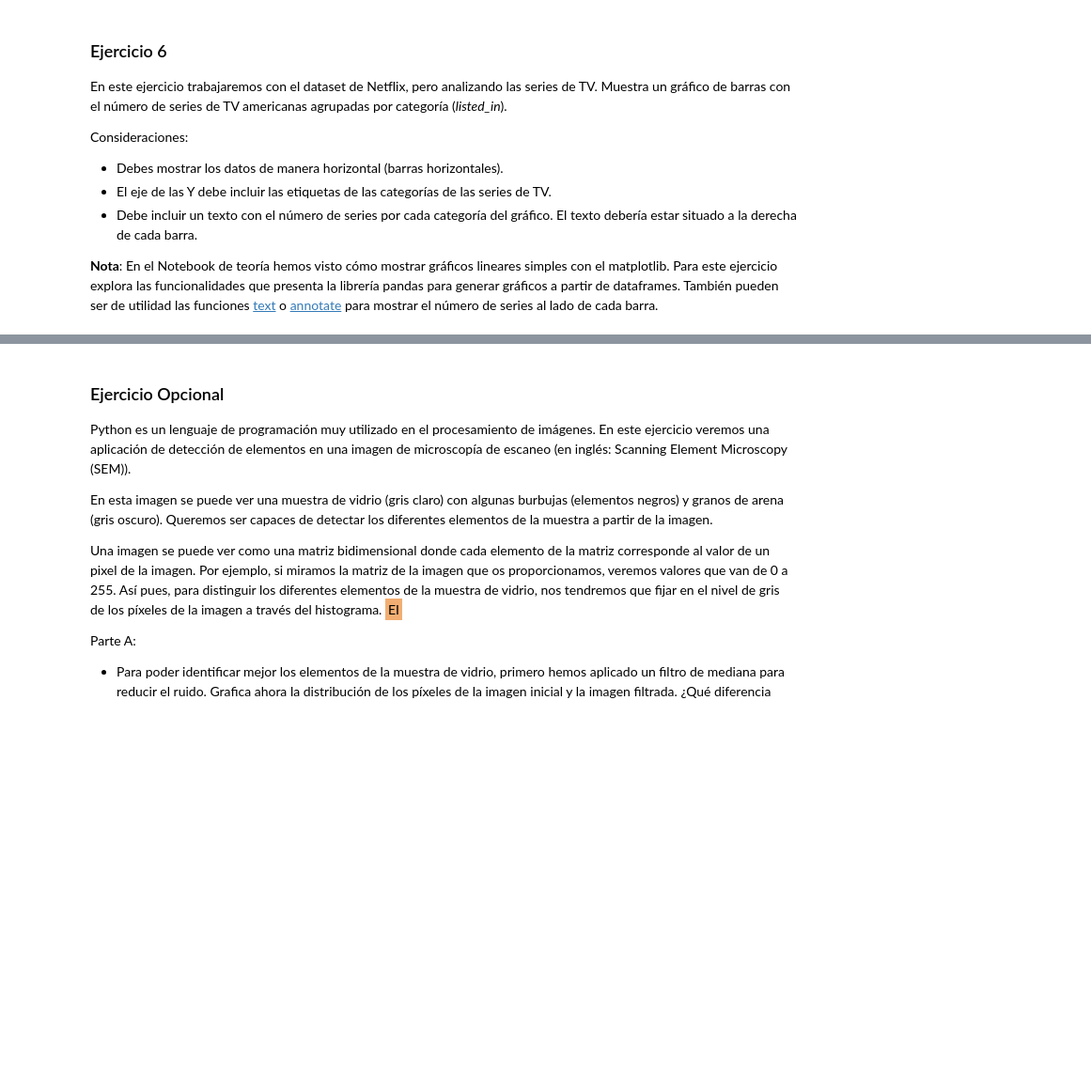
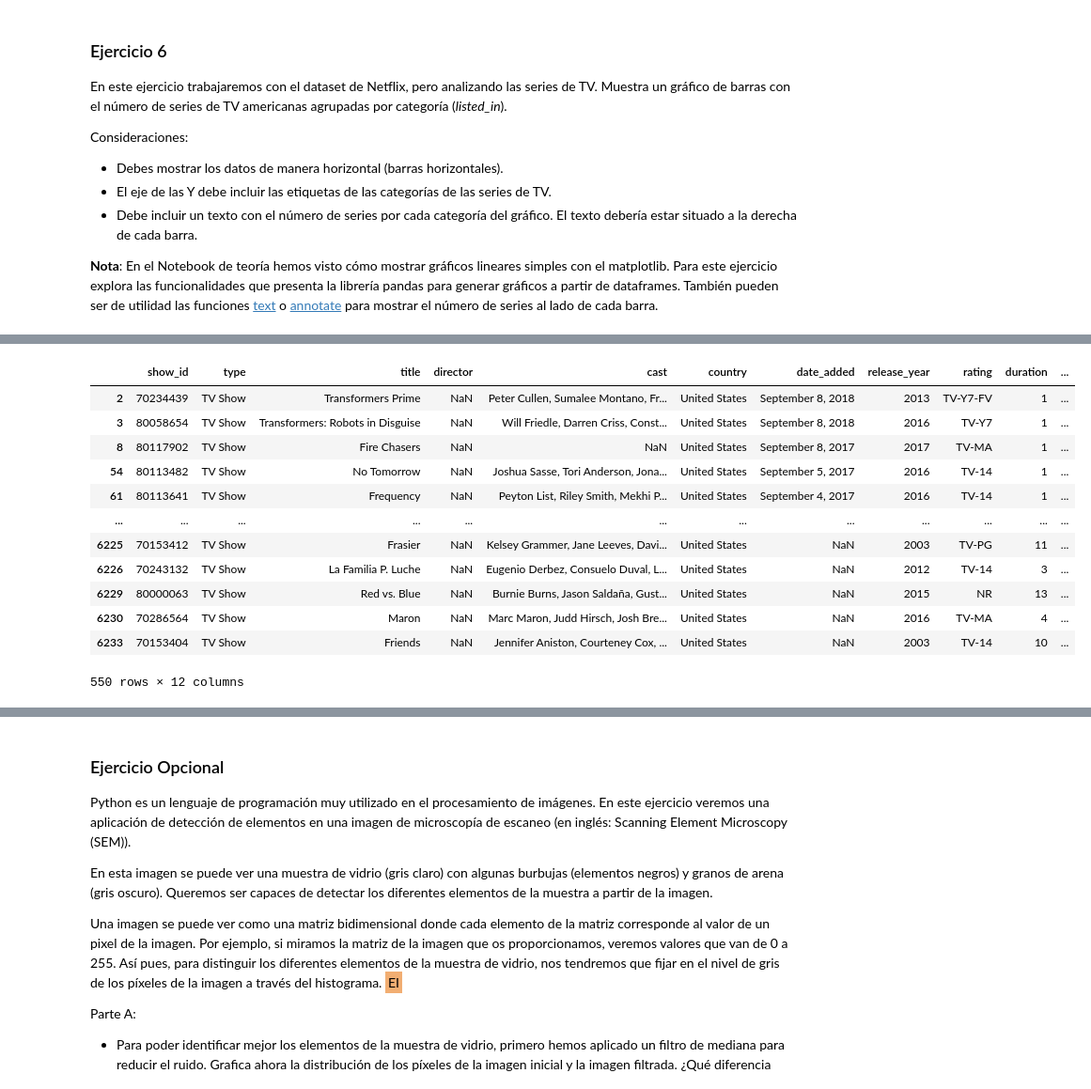
Before and after one commit to rdelaplaza/NEOLAND-DS2020-datalabs, a Jupyter notebook: 02-python-201/practices/02-pandas/your-code/03-pra-pandas_rodri.ipynb, the cells around one changed output, grey strips where cells are left out. Shown at 94% size. Drawn from its saved outputs; the diff is of its cells as text; code cells hidden in the pictures; blank space fills up the shorter version.

```diff
--- a/02-python-201/practices/02-pandas/your-code/03-pra-pandas_rodri.ipynb
+++ b/02-python-201/practices/02-pandas/your-code/03-pra-pandas_rodri.ipynb
@@ -371,0 +393,20 @@ Consideraciones:
+# %%
+# Como, además, vamos a representar solamente las series americanas, simplificamos aún más nuestro dataframe
+
+df_netflix_series_americanas = df_netflix_series.drop(df_netflix_series[df_netflix_series.country != 'United States'].index)
+
+df_netflix_series_americanas
+# %% [output]
+|  | show_id | type | title | director | cast | country | date_added | release_year | rating | duration | ... |
+| 2 | 70234439 | TV Show | Transformers Prime | NaN | Peter Cullen, Sumalee Montano, Fr... | United States | September 8, 2018 | 2013 | TV-Y7-FV | 1 | ... |
+| 3 | 80058654 | TV Show | Transformers: Robots in Disguise | NaN | Will Friedle, Darren Criss, Const... | United States | September 8, 2018 | 2016 | TV-Y7 | 1 | ... |
+| 8 | 80117902 | TV Show | Fire Chasers | NaN | NaN | United States | September 8, 2017 | 2017 | TV-MA | 1 | ... |
+| 54 | 80113482 | TV Show | No Tomorrow | NaN | Joshua Sasse, Tori Anderson, Jona... | United States | September 5, 2017 | 2016 | TV-14 | 1 | ... |
+| 61 | 80113641 | TV Show | Frequency | NaN | Peyton List, Riley Smith, Mekhi P... | United States | September 4, 2017 | 2016 | TV-14 | 1 | ... |
+| ... | ... | ... | ... | ... | ... | ... | ... | ... | ... | ... | ... |
+| 6225 | 70153412 | TV Show | Frasier | NaN | Kelsey Grammer, Jane Leeves, Davi... | United States | NaN | 2003 | TV-PG | 11 | ... |
+| 6226 | 70243132 | TV Show | La Familia P. Luche | NaN | Eugenio Derbez, Consuelo Duval, L... | United States | NaN | 2012 | TV-14 | 3 | ... |
+| 6229 | 80000063 | TV Show | Red vs. Blue | NaN | Burnie Burns, Jason Saldaña, Gust... | United States | NaN | 2015 | NR | 13 | ... |
+| 6230 | 70286564 | TV Show | Maron | NaN | Marc Maron, Judd Hirsch, Josh Bre... | United States | NaN | 2016 | TV-MA | 4 | ... |
+| 6233 | 70153404 | TV Show | Friends | NaN | Jennifer Aniston, Courteney Cox, ... | United States | NaN | 2003 | TV-14 | 10 | ... |
+550 rows × 12 columns
```
Also changed, not shown: parts of 7 cells of this notebook, 1 other file.
